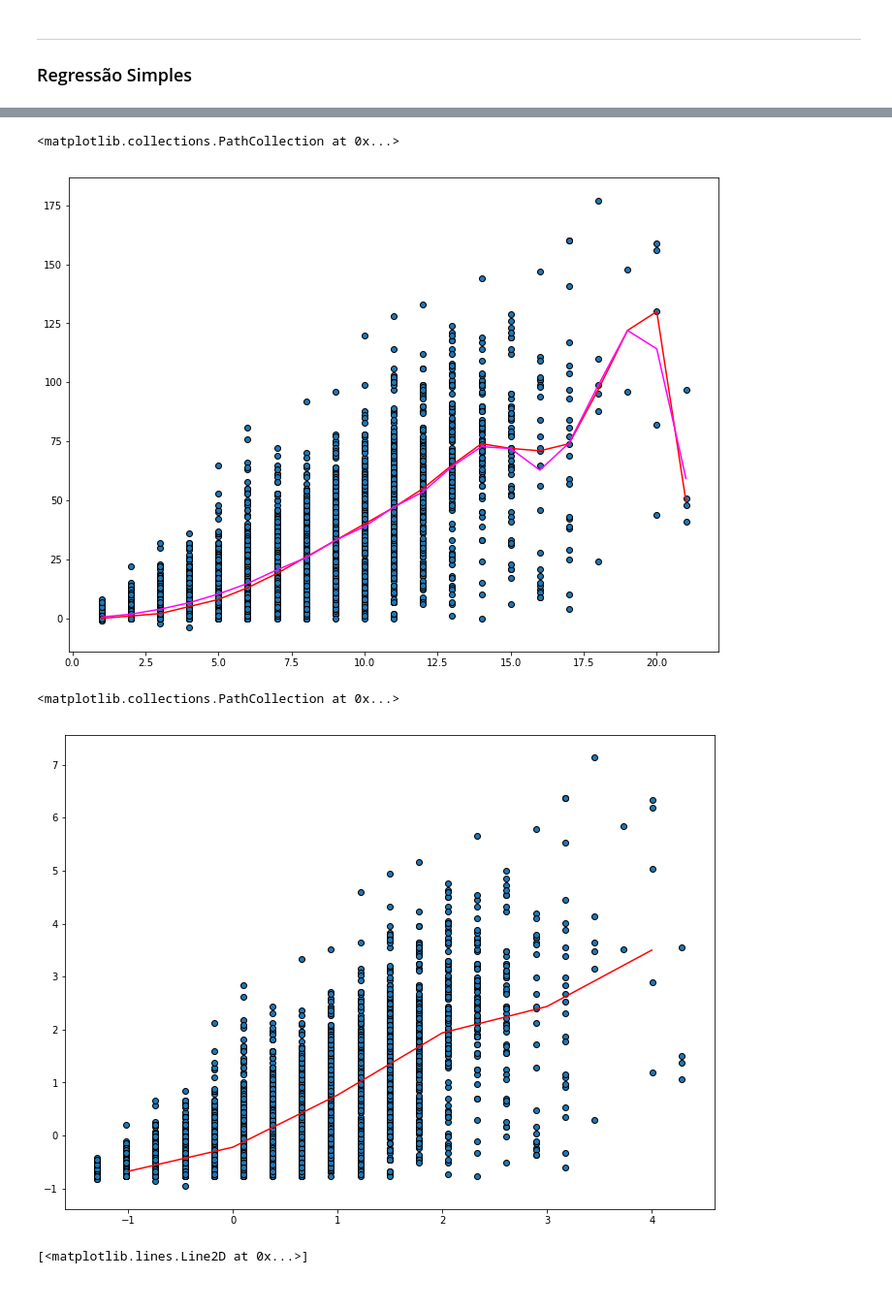
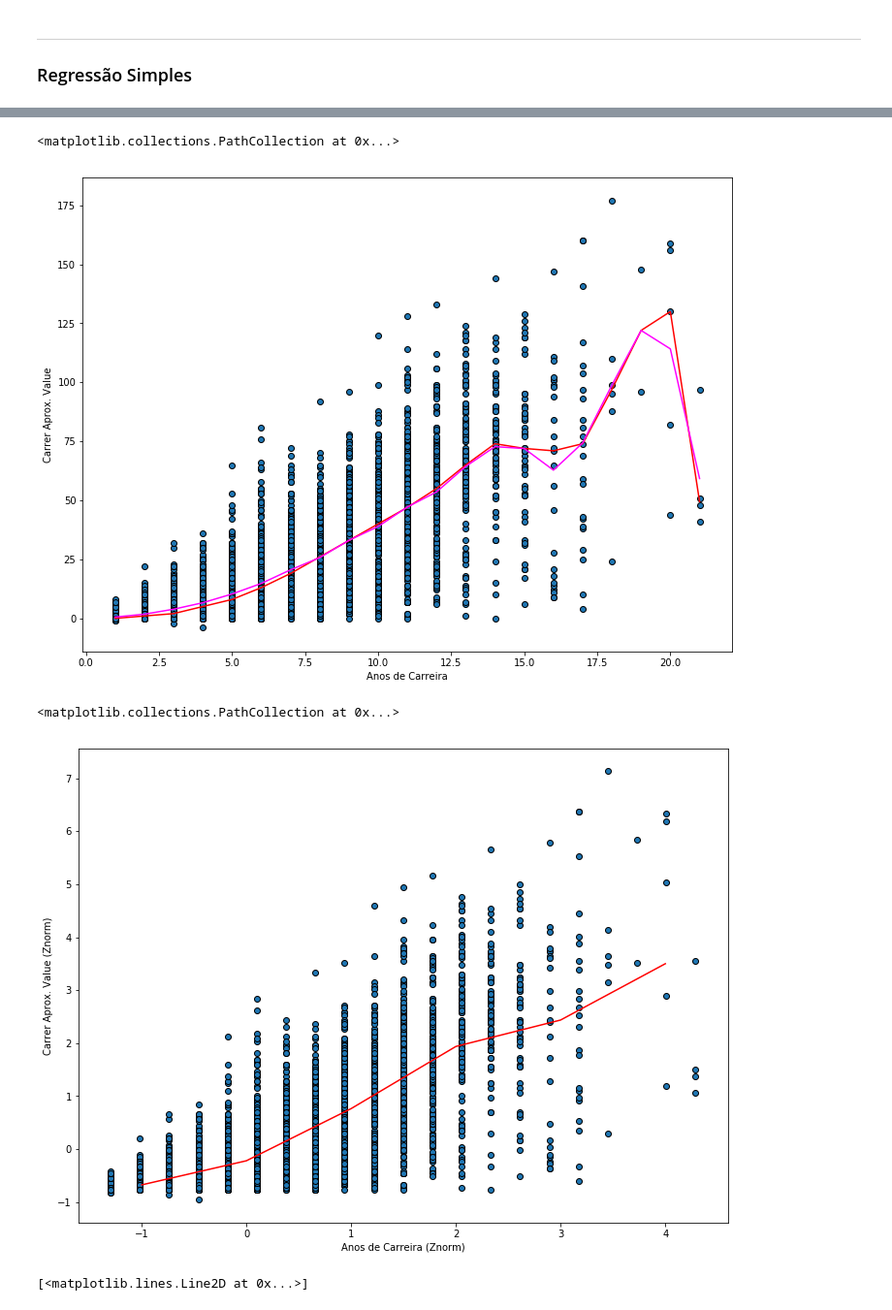
Before and after one commit to GabrielPerson/Data-Science-Project---UFMG, a Jupyter notebook: notebooks/1.0-Person-Regression.ipynb, the cells around one changed output, grey strips where cells are left out. Shown: that part at 97% size. Drawn from its saved outputs; the diff is of its cells as text; code cells hidden in the pictures.

```diff
--- a/notebooks/1.0-Person-Regression.ipynb
+++ b/notebooks/1.0-Person-Regression.ipynb
@@ -72,12 +58,14 @@ y_nn_mean = model.values
 x = df_draft['carrer_years'].values
 y = df_draft['CarAV'].values
 plt.figure(figsize=(12,9))
+plt.xlabel("Anos de Carreira")
+plt.ylabel("Carrer Aprox. Value")
 plt.plot(x_nn, y_nn, color='red')
 plt.plot(x_nn_mean, y_nn_mean, color='magenta')
 plt.scatter(x, y, edgecolors='k')
 # %% [output]
 <matplotlib.collections.PathCollection at 0x...>
-[figure, old version]
+[figure, new version]
 # %%
 #Usando normalizacao z-score
 znorm = df_draft[['CarAV','carrer_years']].copy()
@@ -91,10 +79,12 @@ model = znorm.groupby('carrer_years').mean()
 # %%
 x_nn = model.index
 y_nn = model.values
 plt.figure(figsize=(12,9))
 plt.plot(x_nn, y_nn, color='red')
+plt.xlabel("Anos de Carreira (Znorm)")
+plt.ylabel("Carrer Aprox. Value (Znorm)")
 plt.scatter(x, y,edgecolors='k')
 # %% [output]
 <matplotlib.collections.PathCollection at 0x...>
-[figure, old version]
+[figure, new version]
 # %%
```
Also changed, not shown: parts of 14 cells of this notebook, 2 other files.
